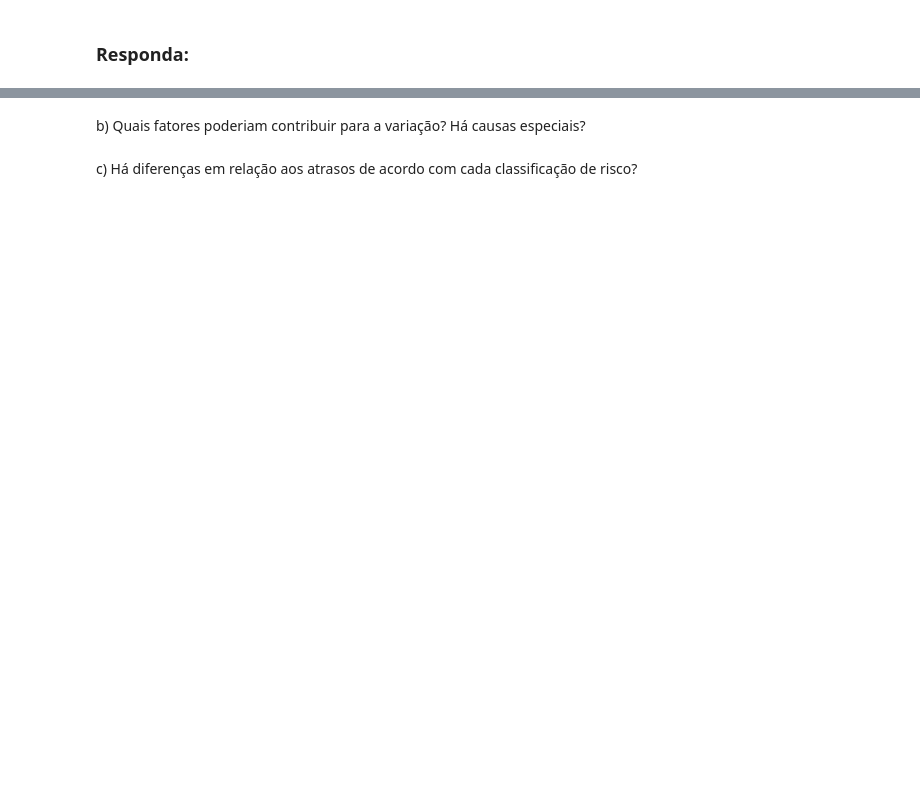
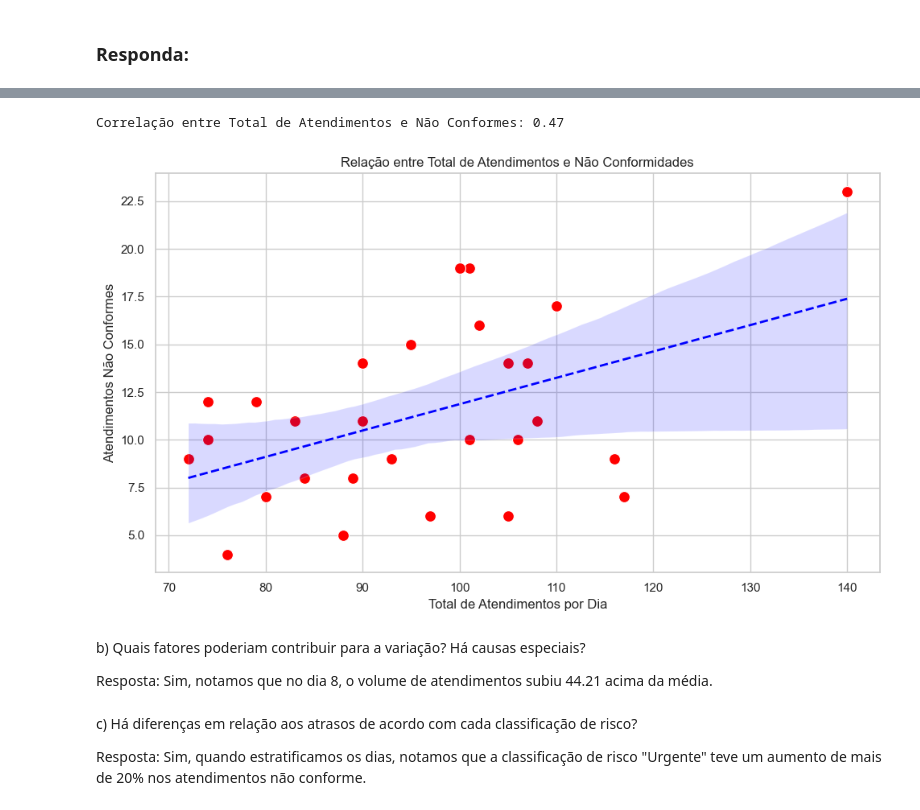
Before and after one commit to moises-rb/Analise_Dados, a Jupyter notebook: Green_Belt/Ex01/03-atendimento_UPA.ipynb, the cells around one changed output, grey strips where cells are left out. Saved outputs shown, nothing was run; the diff lists cells and outputs as text; code cells hidden in the pictures; blank space fills up the shorter version.

```diff
--- a/Green_Belt/Ex01/03-atendimento_UPA.ipynb
+++ b/Green_Belt/Ex01/03-atendimento_UPA.ipynb
@@ -44,4 +177,44 @@ a) Como o desempenho dos atendimentos por dia variou ao longo do tempo?
+# %%
+# Cálculo da correlação de Pearson
+correlacao = df_pivot['Total'].corr(df_pivot['Atendimentos Não Conformes'])
+
+print(f'Correlação entre Total de Atendimentos e Não Conformes: {correlacao:.2f}')
+# %% [output]
+Correlação entre Total de Atendimentos e Não Conformes: 0.47
+# %%
+plt.figure(figsize=(10, 6))
+
+sns.scatterplot(
+    data=df_pivot,
+    x='Total',
+    y='Atendimentos Não Conformes',
+    s=100,
+    color='red'
+)
+
+# Linha de tendência (regressão linear)
+sns.regplot(
+    data=df_pivot,
+    x='Total',
+    y='Atendimentos Não Conformes',
+    scatter=False,
+    color='blue',
+    line_kws={"linewidth": 2, "linestyle": "--"}
+)
+
+plt.title('Relação entre Total de Atendimentos e Não Conformidades')
+plt.xlabel('Total de Atendimentos por Dia')
+plt.ylabel('Atendimentos Não Conformes')
+plt.grid(True)
+plt.tight_layout()
+plt.show()
+# %% [output]
+[figure, added]
 # %% [markdown]
 b) Quais fatores poderiam contribuir para a variação? Há causas especiais?
+
+Resposta: Sim, notamos que no dia 8, o volume de atendimentos subiu 44.21 acima da média.
 # %% [markdown]
 c) Há diferenças em relação aos atrasos de acordo com cada classificação de risco?
+
+Resposta: Sim, quando estratificamos os dias, notamos que a classificação de risco "Urgente" teve um aumento de mais de 20% nos atendimentos não conforme.
```
Also changed, not shown: parts of 12 cells of this notebook.
